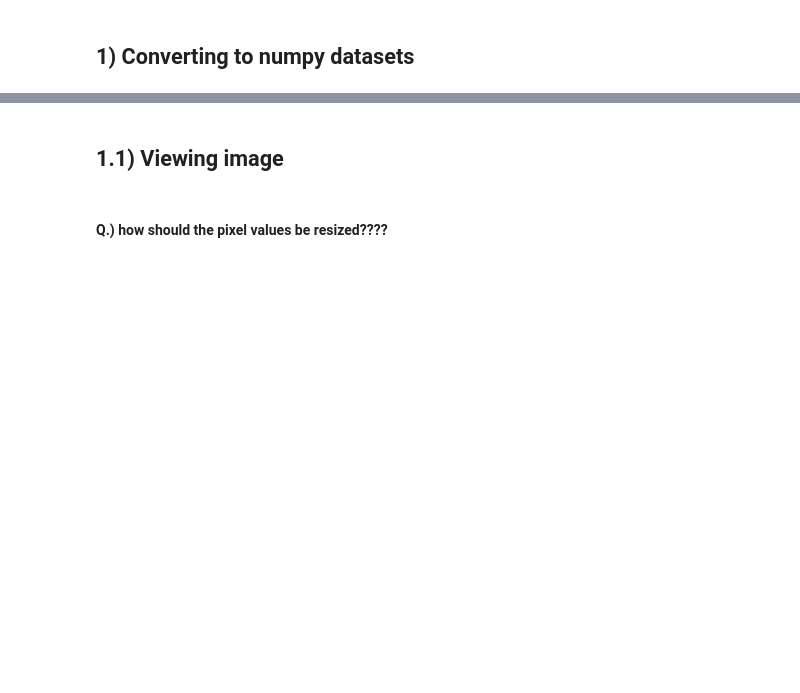
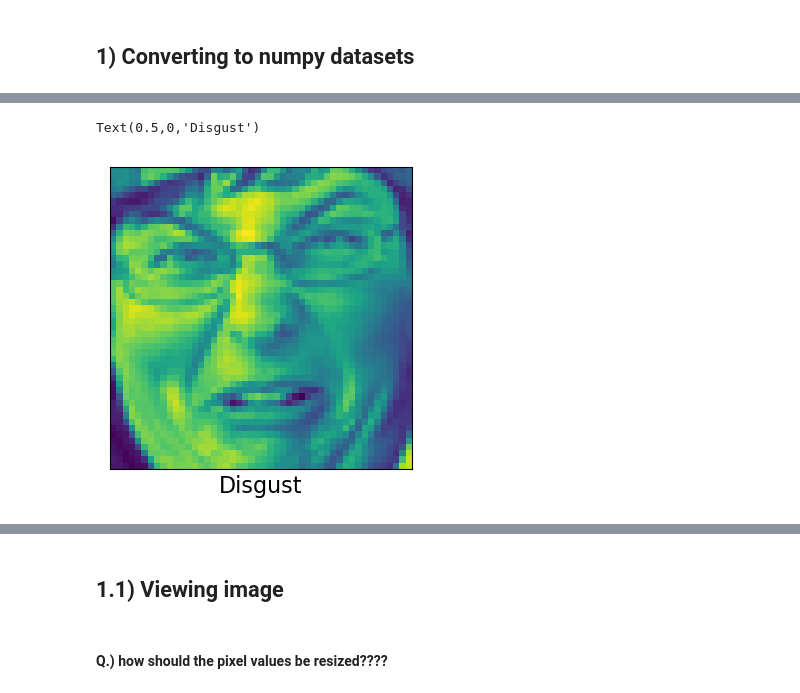
Before and after one commit to brenton72/Facial_Recognition, a Jupyter notebook: DeeperCNN.ipynb, the cells around one changed output, grey strips where cells are left out. Drawn from its saved outputs; the diff is of its cells as text; code cells hidden in the pictures; blank space fills up the shorter version.

```diff
--- a/DeeperCNN.ipynb
+++ b/DeeperCNN.ipynb
@@ -72,0 +107,8 @@ test_X, test_Y = convert_to_numpy(test.values)
+# %%
+plt.imshow(train_X[299])
+plt.tick_params(axis='both', which='both', bottom=False,
+    left=False, labelbottom=False, labelleft=False)
+plt.xlabel('Disgust', size=16)
+# %% [output]
+Text(0.5,0,'Disgust')
+[figure, added]
```
Also changed, not shown: parts of 22 cells of this notebook, 3 other files.
